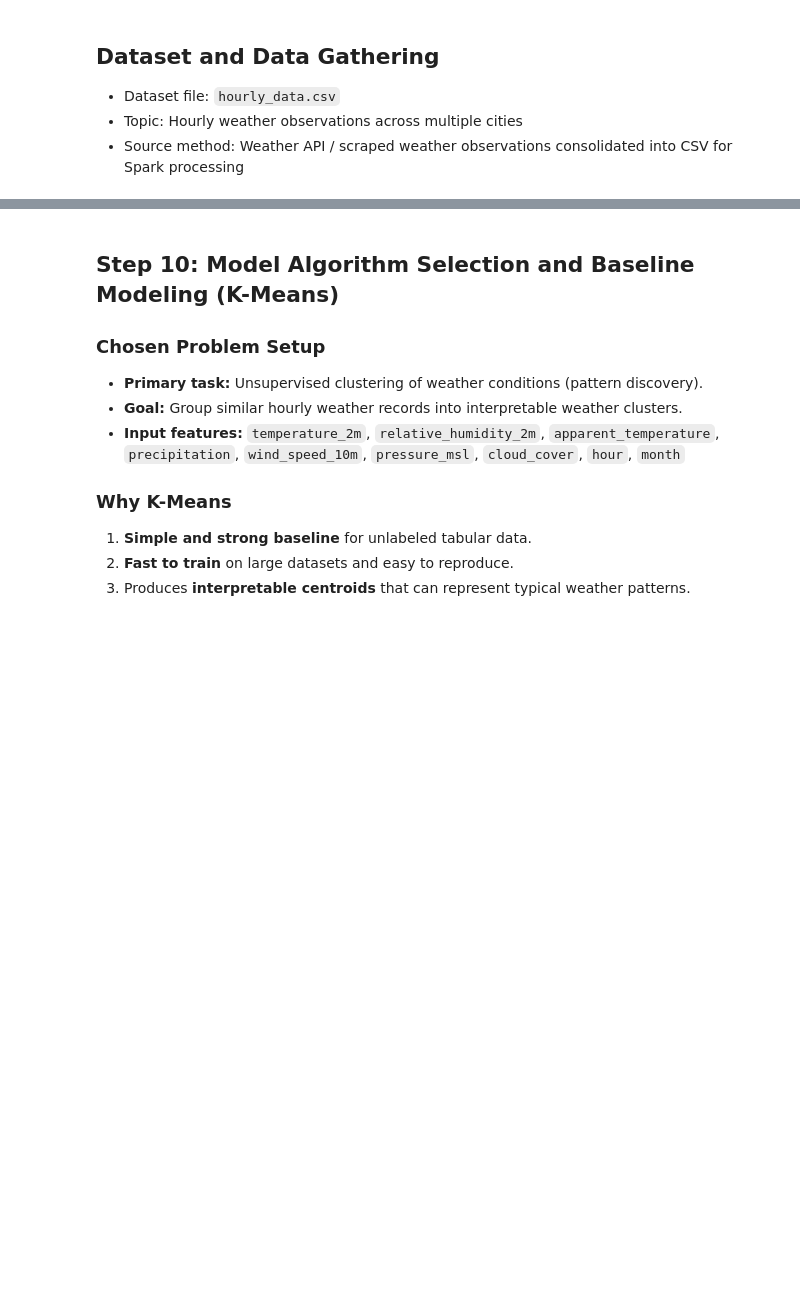
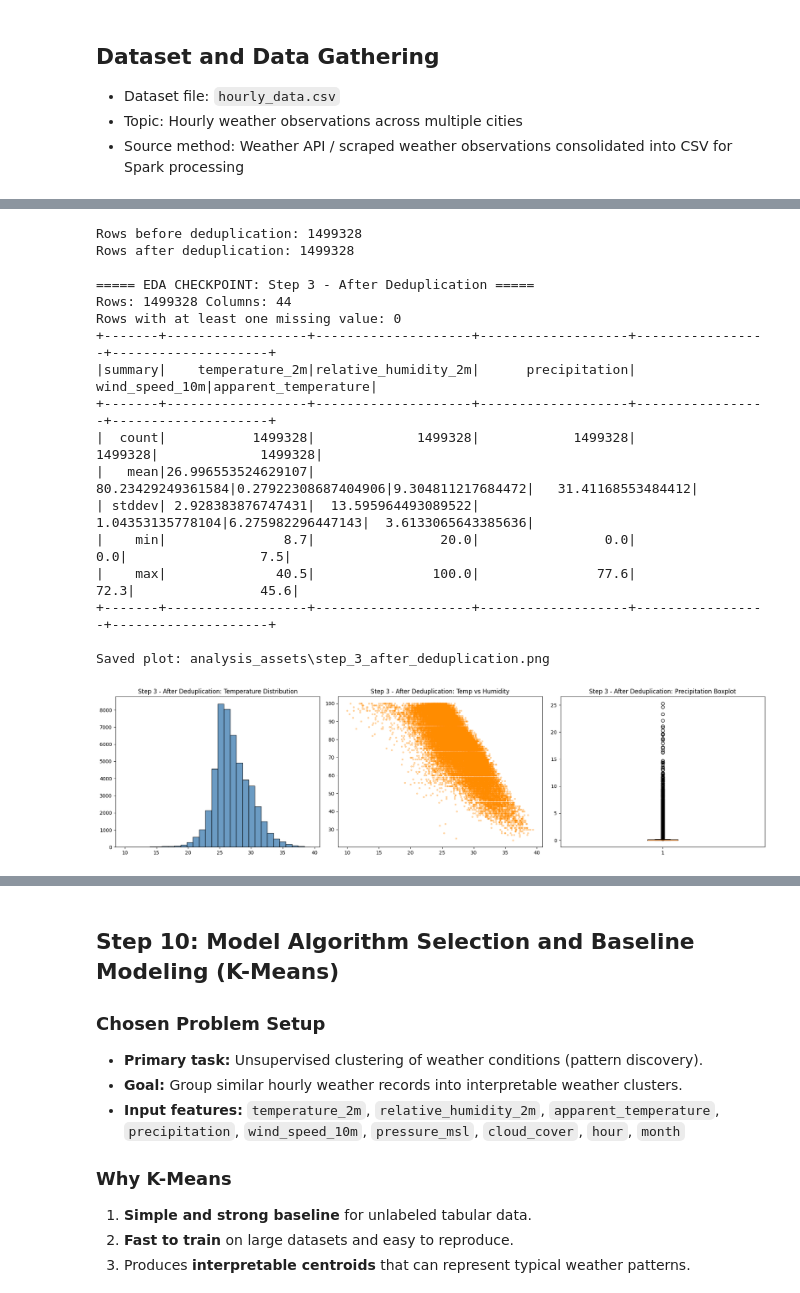
Before and after one commit to ItsRyan504/Big-Data-Project, a Jupyter notebook: weather_data.ipynb, the cells around one changed output, grey strips where cells are left out. Cells and saved outputs as stored; diff of their text form; code cells hidden in the pictures; blank space fills up the shorter version.

```diff
--- a/weather_data.ipynb
+++ b/weather_data.ipynb
@@ -127,9 +163,43 @@ eda_matplotlib(df_filled, "Step 2 - After Fill Missing Values")
 # %%
 # Step 3: Deduplicate
-df_clean = df_filled.dropna(subset=["city_name"]).distinct().cache()
-print("Rows before deduplication:", df_filled.count())
-print("Rows after deduplication:", df_clean.count())
+# Use conservative shuffle settings for low-memory local execution
+spark.conf.set("spark.sql.adaptive.enabled", "false")
+spark.conf.set("spark.sql.shuffle.partitions", "1200")
+
+rows_before = df_filled.count()
+
+# Deduplicate by natural hourly key instead of whole-row distinct
+# (whole-row dedup is much heavier for wide datasets)
+df_clean = (
+    df_filled
+    .dropna(subset=["city_name", "datetime"])
+    .repartition(1200, "city_name", "datetime")
+    .dropDuplicates(["city_name", "datetime"])
+)
+
+rows_after = df_clean.count()
+print("Rows before deduplication:", rows_before)
+print("Rows after deduplication:", rows_after)
 eda_matplotlib(df_clean, "Step 3 - After Deduplication")
+# %% [output]
+Rows before deduplication: 1499328
+Rows after deduplication: 1499328
+
+===== EDA CHECKPOINT: Step 3 - After Deduplication =====
+Rows: 1499328 Columns: 44
+Rows with at least one missing value: 0
++-------+------------------+--------------------+-------------------+-----------------+--------------------+
+|summary|    temperature_2m|relative_humidity_2m|      precipitation|   wind_speed_10m|apparent_temperature|
++-------+------------------+--------------------+-------------------+-----------------+--------------------+
+|  count|           1499328|             1499328|            1499328|          1499328|             1499328|
+|   mean|26.996553524629107|   80.23429249361584|0.27922308687404906|9.304811217684472|   31.41168553484412|
+| stddev| 2.928383876747431|  13.595964493089522|   1.04353135778104|6.275982296447143|  3.6133065643385636|
+|    min|               8.7|                20.0|                0.0|              0.0|                 7.5|
+|    max|              40.5|               100.0|               77.6|             72.3|                45.6|
++-------+------------------+--------------------+-------------------+-----------------+--------------------+
+
+Saved plot: analysis_assets\step_3_after_deduplication.png
+[figure, added]
 # %%
 # Step 4: Filter invalid records
 filtered_df = df_clean.filter(
```
Also changed, not shown: parts of 11 cells of this notebook, 10 other files.
